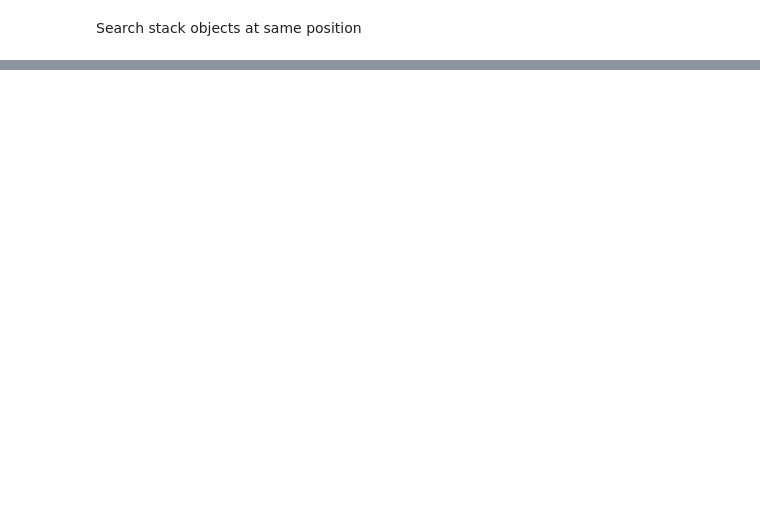
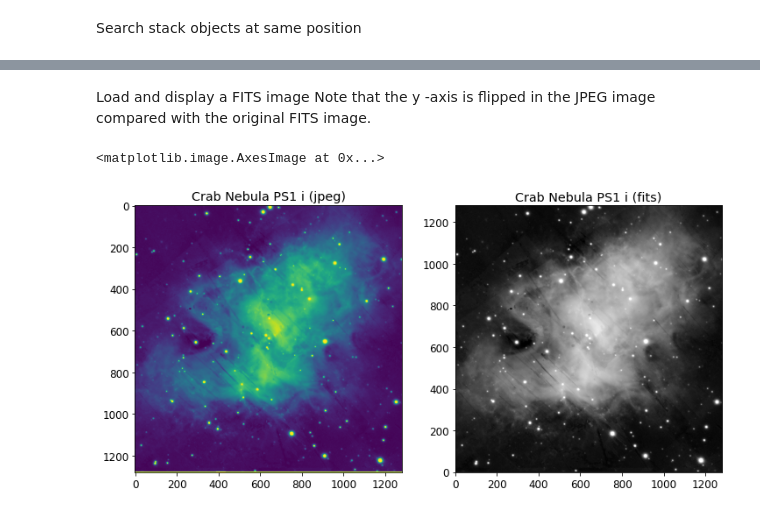
Before and after one commit to Jared-Godar/capstone-ideas, a Jupyter notebook: asteroid.ipynb, the cells around one changed output, grey strips where cells are left out. Cells and saved outputs as stored; diff of their text form; code cells hidden in the pictures; blank space fills up the shorter version.

```diff
--- a/asteroid.ipynb
+++ b/asteroid.ipynb
@@ -422,0 +748,19 @@ Search stack objects at same position
+# %%
+# Crab Nebula position
+ra = 83.633210
+dec = 22.014460
+size = 1280
+
+# grayscale image
+gim = getgrayim(ra,dec,size=size,filter="i")
+# color image
+cim = getcolorim(ra,dec,size=size,filters="grz")
+
+pylab.rcParams.update({'font.size':12})
+pylab.figure(1,(12,6))
+pylab.subplot(121)
+pylab.imshow(gim,origin="upper")
+pylab.title('Crab Nebula PS1 i')
+pylab.subplot(122)
+pylab.title('Crab Nebula PS1 grz')
+pylab.imshow(cim,origin="upper")
@@ -422,0 +770,27 @@ Search stack objects at same position
+# %% [markdown]
+Load and display a FITS image
+Note that the  y -axis is flipped in the JPEG image compared with the original FITS image.
+# %%
+from astropy.io import fits
+from astropy.visualization import PercentileInterval, AsinhStretch
+
+fitsurl = geturl(ra, dec, size=size, filters="i", format="fits")
+fh = fits.open(fitsurl[0])
+fim = fh[0].data
+# replace NaN values with zero for display
+fim[numpy.isnan(fim)] = 0.0
+# set contrast to something reasonable
+transform = AsinhStretch() + PercentileInterval(99.5)
+bfim = transform(fim)
+
+pylab.figure(1,(12,6))
+pylab.subplot(121)
+pylab.imshow(gim,origin="upper")
+pylab.title('Crab Nebula PS1 i (jpeg)')
+
+pylab.subplot(122)
+pylab.title('Crab Nebula PS1 i (fits)')
+pylab.imshow(bfim,cmap="gray",origin="lower")
+# %% [output]
+<matplotlib.image.AxesImage at 0x...>
+[figure, added]
```
Also changed, not shown: parts of 19 cells of this notebook, 1 other file.
